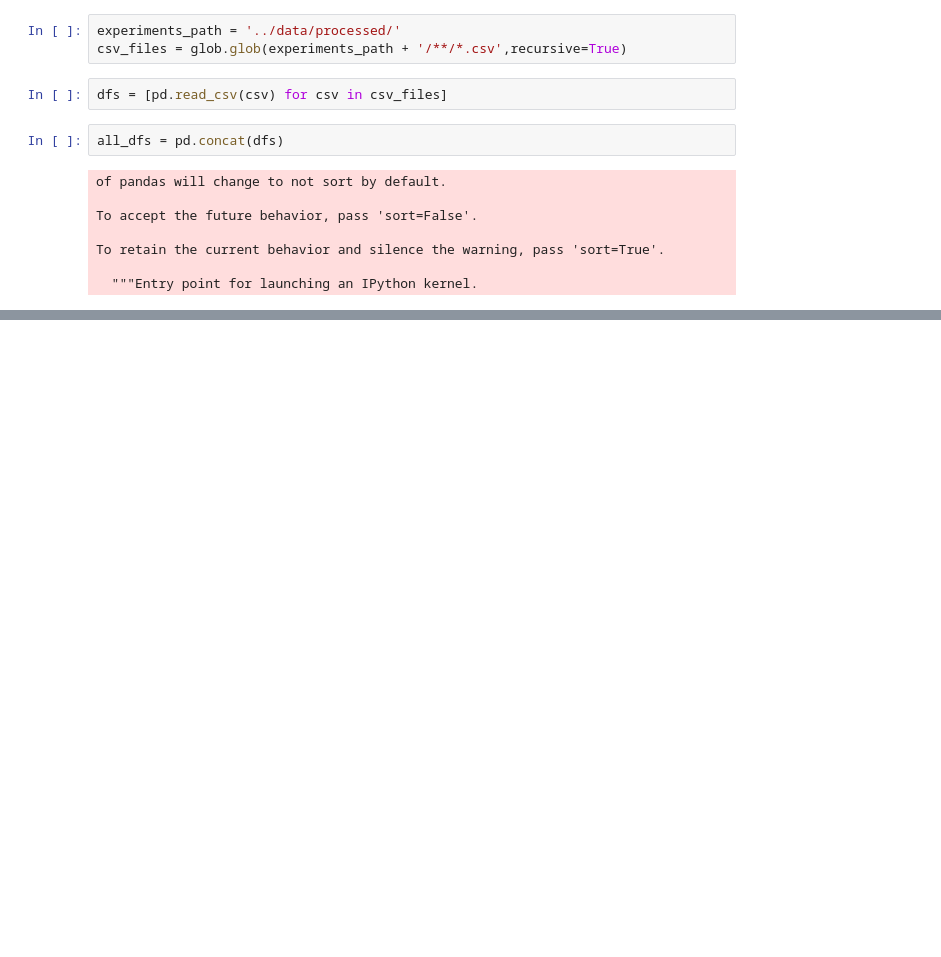
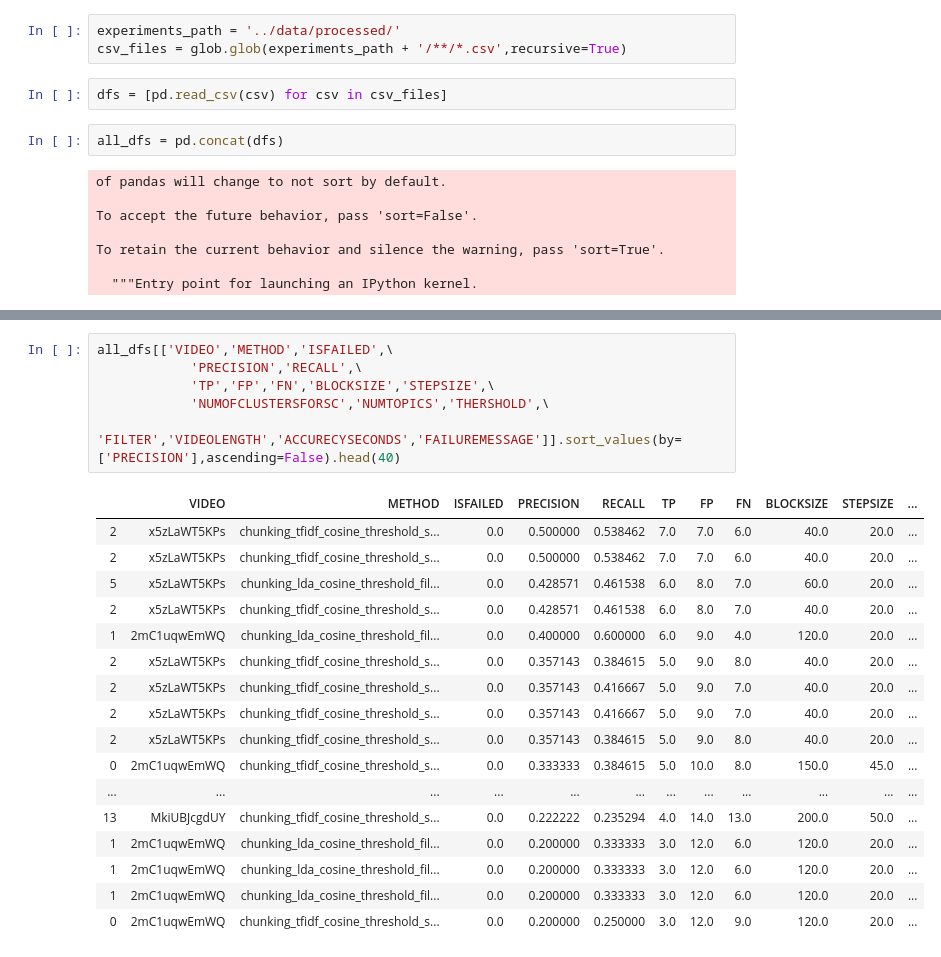
Before and after one commit to yanivohayon8/CLMN7-DSC-PROJECT, a Jupyter notebook: notebooks/get opitimized.ipynb, the cells around one changed output, grey strips where cells are left out. Drawn from its saved outputs; the diff is of its cells as text; blank space fills up the shorter version.

```diff
--- a/notebooks/get opitimized.ipynb
+++ b/notebooks/get opitimized.ipynb
@@ -38,0 +19,24 @@ all_dfs
+# %%
+all_dfs[['VIDEO','METHOD','ISFAILED',\
+            'PRECISION','RECALL',\
+            'TP','FP','FN','BLOCKSIZE','STEPSIZE',\
+            'NUMOFCLUSTERSFORSC','NUMTOPICS','THERSHOLD',\
+            'FILTER','VIDEOLENGTH','ACCURECYSECONDS','FAILUREMESSAGE']].sort_values(by=['PRECISION'],ascending=False).head(40)
+# %% [output]
+|  | VIDEO | METHOD | ISFAILED | PRECISION | RECALL | TP | FP | FN | BLOCKSIZE | STEPSIZE | ... |
+| 2 | x5zLaWT5KPs | chunking_tfidf_cosine_threshold_s... | 0.0 | 0.500000 | 0.538462 | 7.0 | 7.0 | 6.0 | 40.0 | 20.0 | ... |
+| 2 | x5zLaWT5KPs | chunking_tfidf_cosine_threshold_s... | 0.0 | 0.500000 | 0.538462 | 7.0 | 7.0 | 6.0 | 40.0 | 20.0 | ... |
+| 5 | x5zLaWT5KPs | chunking_lda_cosine_threshold_fil... | 0.0 | 0.428571 | 0.461538 | 6.0 | 8.0 | 7.0 | 60.0 | 20.0 | ... |
+| 2 | x5zLaWT5KPs | chunking_tfidf_cosine_threshold_s... | 0.0 | 0.428571 | 0.461538 | 6.0 | 8.0 | 7.0 | 40.0 | 20.0 | ... |
+| 1 | 2mC1uqwEmWQ | chunking_lda_cosine_threshold_fil... | 0.0 | 0.400000 | 0.600000 | 6.0 | 9.0 | 4.0 | 120.0 | 20.0 | ... |
+| 2 | x5zLaWT5KPs | chunking_tfidf_cosine_threshold_s... | 0.0 | 0.357143 | 0.384615 | 5.0 | 9.0 | 8.0 | 40.0 | 20.0 | ... |
+| 2 | x5zLaWT5KPs | chunking_tfidf_cosine_threshold_s... | 0.0 | 0.357143 | 0.416667 | 5.0 | 9.0 | 7.0 | 40.0 | 20.0 | ... |
+| 2 | x5zLaWT5KPs | chunking_tfidf_cosine_threshold_s... | 0.0 | 0.357143 | 0.416667 | 5.0 | 9.0 | 7.0 | 40.0 | 20.0 | ... |
+| 2 | x5zLaWT5KPs | chunking_tfidf_cosine_threshold_s... | 0.0 | 0.357143 | 0.384615 | 5.0 | 9.0 | 8.0 | 40.0 | 20.0 | ... |
+| 0 | 2mC1uqwEmWQ | chunking_tfidf_cosine_threshold_s... | 0.0 | 0.333333 | 0.384615 | 5.0 | 10.0 | 8.0 | 150.0 | 45.0 | ... |
+| ... | ... | ... | ... | ... | ... | ... | ... | ... | ... | ... | ... |
+| 13 | MkiUBJcgdUY | chunking_tfidf_cosine_threshold_s... | 0.0 | 0.222222 | 0.235294 | 4.0 | 14.0 | 13.0 | 200.0 | 50.0 | ... |
+| 1 | 2mC1uqwEmWQ | chunking_lda_cosine_threshold_fil... | 0.0 | 0.200000 | 0.333333 | 3.0 | 12.0 | 6.0 | 120.0 | 20.0 | ... |
+| 1 | 2mC1uqwEmWQ | chunking_lda_cosine_threshold_fil... | 0.0 | 0.200000 | 0.333333 | 3.0 | 12.0 | 6.0 | 120.0 | 20.0 | ... |
+| 1 | 2mC1uqwEmWQ | chunking_lda_cosine_threshold_fil... | 0.0 | 0.200000 | 0.333333 | 3.0 | 12.0 | 6.0 | 120.0 | 20.0 | ... |
+| 0 | 2mC1uqwEmWQ | chunking_tfidf_cosine_threshold_s... | 0.0 | 0.200000 | 0.250000 | 3.0 | 12.0 | 9.0 | 120.0 | 20.0 | ... |
```
Also changed, not shown: parts of 1 cell of this notebook, 16 other files.
